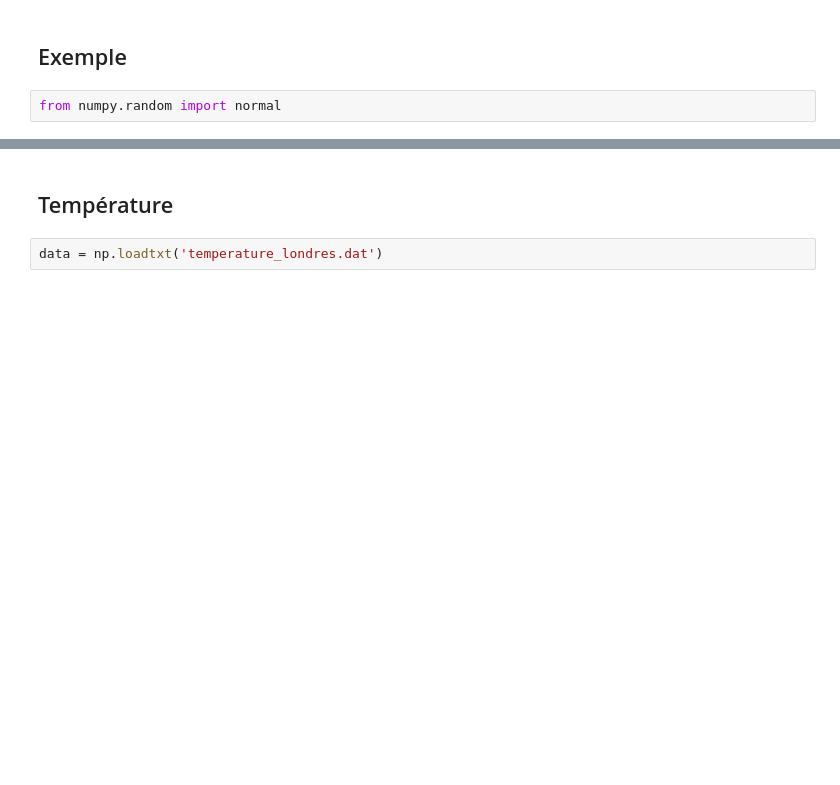
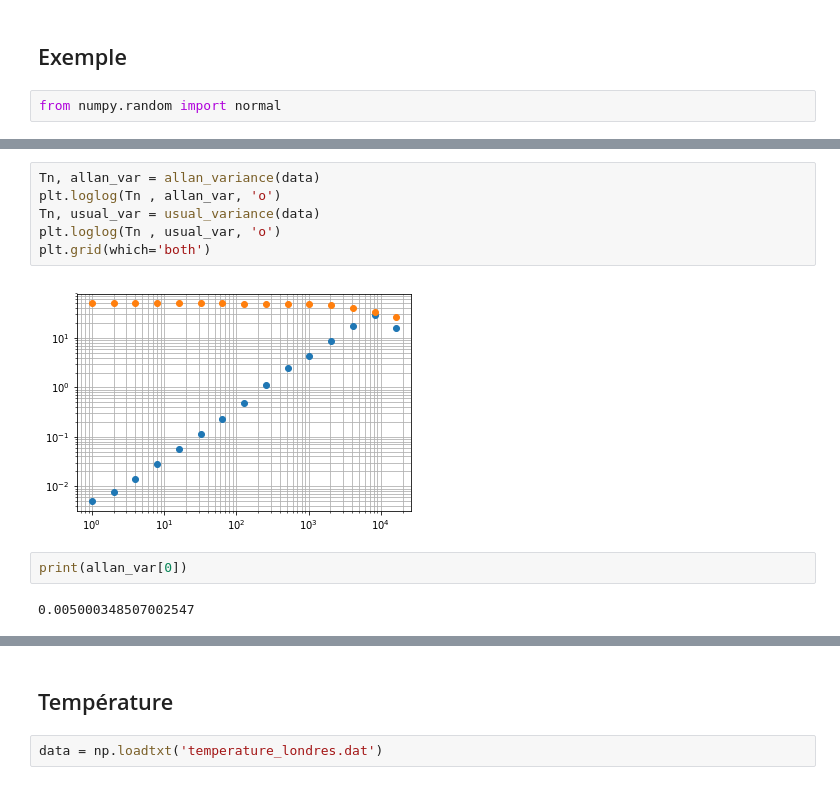
Before and after one commit to clade/Lumi2020, a Jupyter notebook: variance_d_allan/variance_d_allan.ipynb, the cells around one changed output, grey strips where cells are left out. Drawn from its saved outputs; the diff is of its cells as text; blank space fills up the shorter version.

```diff
--- a/variance_d_allan/variance_d_allan.ipynb
+++ b/variance_d_allan/variance_d_allan.ipynb
@@ -25,0 +60,12 @@ data = 0.1*np.cumsum(np.random.normal(size=2**16))
+# %%
+Tn, allan_var = allan_variance(data)
+plt.loglog(Tn , allan_var, 'o')
+Tn, usual_var = usual_variance(data)
+plt.loglog(Tn , usual_var, 'o')
+plt.grid(which='both')
+# %% [output]
+[figure, added]
+# %%
+print(allan_var[0])
+# %% [output]
+0.005000348507002547
```
Also changed, not shown: parts of 12 cells of this notebook.
